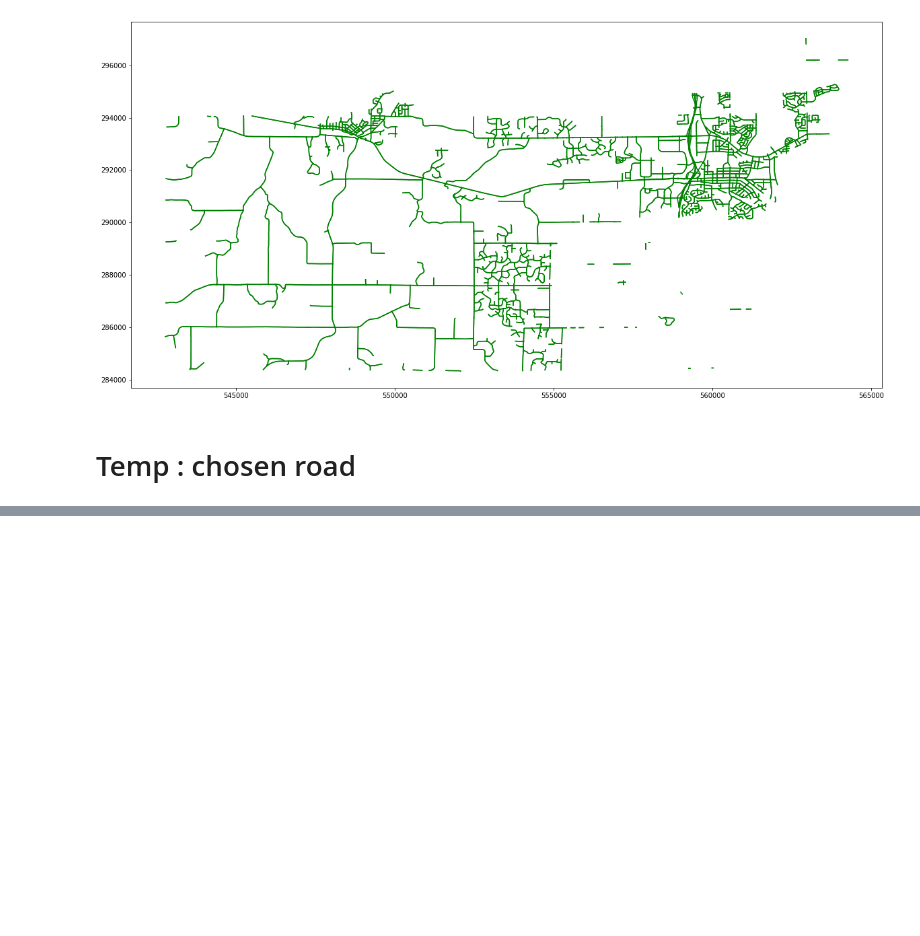
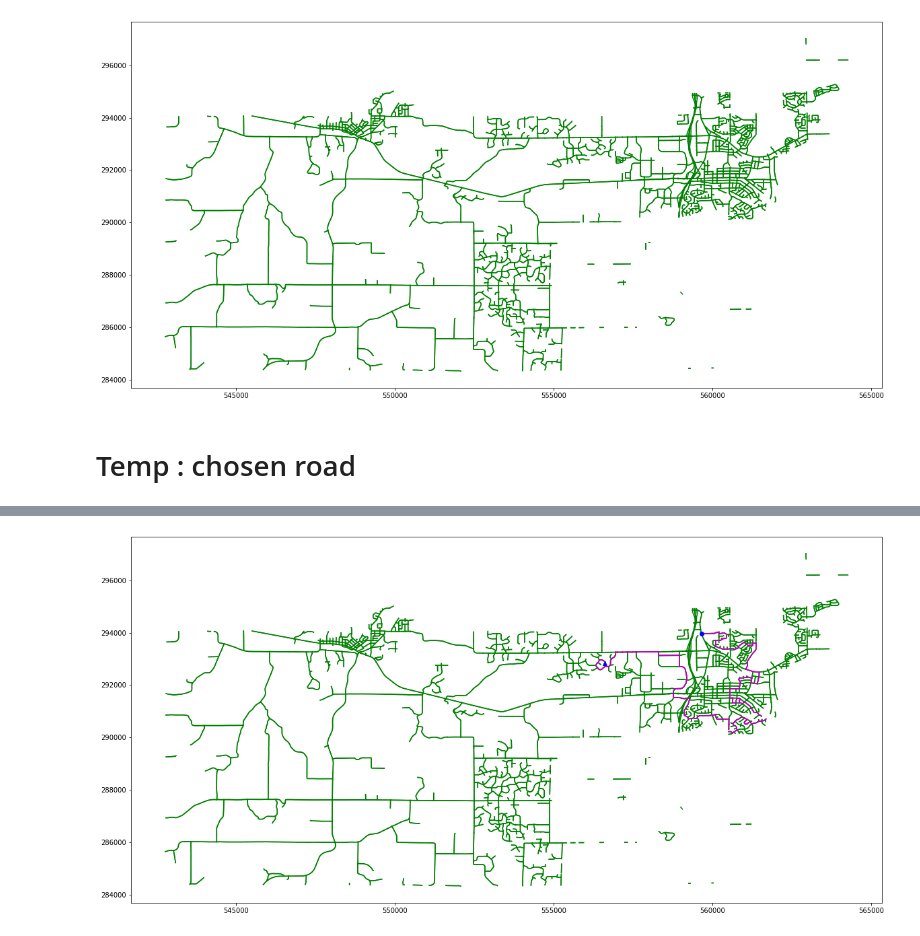
Before and after one commit to WalterLu3/Transportation, a Jupyter notebook: shortest_path/shortest_path_notebook.ipynb, the cells around one changed output, grey strips where cells are left out. Saved outputs shown, nothing was run; the diff lists cells and outputs as text; code cells hidden in the pictures; blank space fills up the shorter version.

```diff
--- a/shortest_path/shortest_path_notebook.ipynb
+++ b/shortest_path/shortest_path_notebook.ipynb
@@ -204,0 +232,38 @@ plt.show()
+# %%
+plt.rcParams["figure.figsize"] = (20,10)
+chosen = []
+chosen_safe = []
+plt.figure()
+
+#plot original map
+for sp in shape.shapeRecords():
+    road_id = sp.record[43]
+
+    x = [i[0] for i in sp.shape.points[:]]
+    y = [i[1] for i in sp.shape.points[:]]
+
+    if road_id in chosen_road:
+        chosen.append((x,y))
+
+    if road_id in chosen_road_safe:
+        chosen_safe.append((x,y))
+    plt.plot(x,y,'g')
+
+
+
+#plot shortest path
+for subpath in chosen:
+    #plt.plot(subpath[0],subpath[1],'r')
+    pass
+for subpath in chosen_safe:
+    plt.plot(subpath[0],subpath[1],'m')
+    pass
+
+plt.plot(reference_coordinate[origin][0], reference_coordinate[origin][1],'b^')
+plt.plot(reference_coordinate[destination][0], reference_coordinate[destination][1],'bo')
+
+
+
+plt.show()
+# %% [output]
+[figure, added]
```
Also changed, not shown: parts of 5 cells of this notebook, 4 other files.
